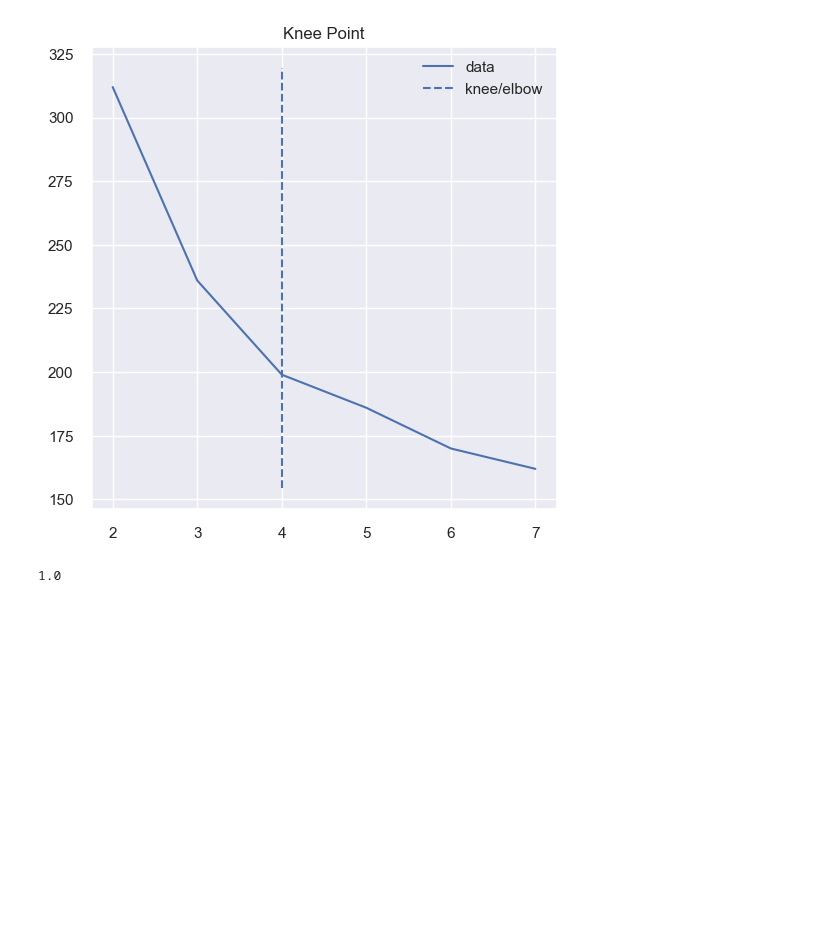
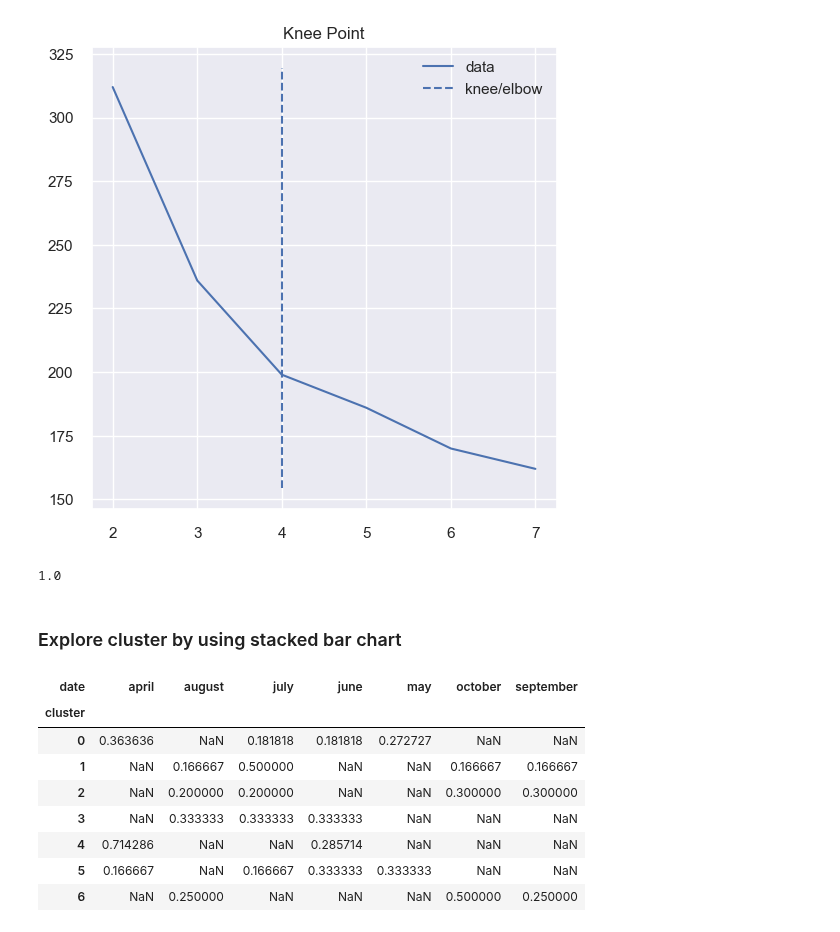
Before and after one commit to Sub458/Dimentionality_Reduction, a Jupyter notebook: k_mode_demo.ipynb, the cells around one changed output. Drawn from its saved outputs; the diff is of its cells as text; code cells hidden in the pictures; blank space fills up the shorter version.

```diff
--- a/k_mode_demo.ipynb
+++ b/k_mode_demo.ipynb
@@ -171,3 +171,21 @@ cluster_label = kmodes.fit_predict(encoded_features)
 adjusted_rand_score(label, cluster_label)
 # %% [output]
 1.0
+# %% [markdown]
+### Explore cluster by using stacked bar chart
+# %%
+# Add cluster to the stack bar chart
+soya_df['cluster'] = [str(clust) for clust in kmode.labels_]
+
+proportion = soya_df.groupby('cluster')['date'].value_counts(normalize=True).unstack()
+proportion
+# %% [output]
+| date | april | august | july | june | may | october | september |
+| cluster |  |  |  |  |  |  |  |
+| 0 | 0.363636 | NaN | 0.181818 | 0.181818 | 0.272727 | NaN | NaN |
+| 1 | NaN | 0.166667 | 0.500000 | NaN | NaN | 0.166667 | 0.166667 |
+| 2 | NaN | 0.200000 | 0.200000 | NaN | NaN | 0.300000 | 0.300000 |
+| 3 | NaN | 0.333333 | 0.333333 | 0.333333 | NaN | NaN | NaN |
+| 4 | 0.714286 | NaN | NaN | 0.285714 | NaN | NaN | NaN |
+| 5 | 0.166667 | NaN | 0.166667 | 0.333333 | 0.333333 | NaN | NaN |
+| 6 | NaN | 0.250000 | NaN | NaN | NaN | 0.500000 | 0.250000 |
```
Also changed, not shown: parts of 2 cells of this notebook, 3 other files.
